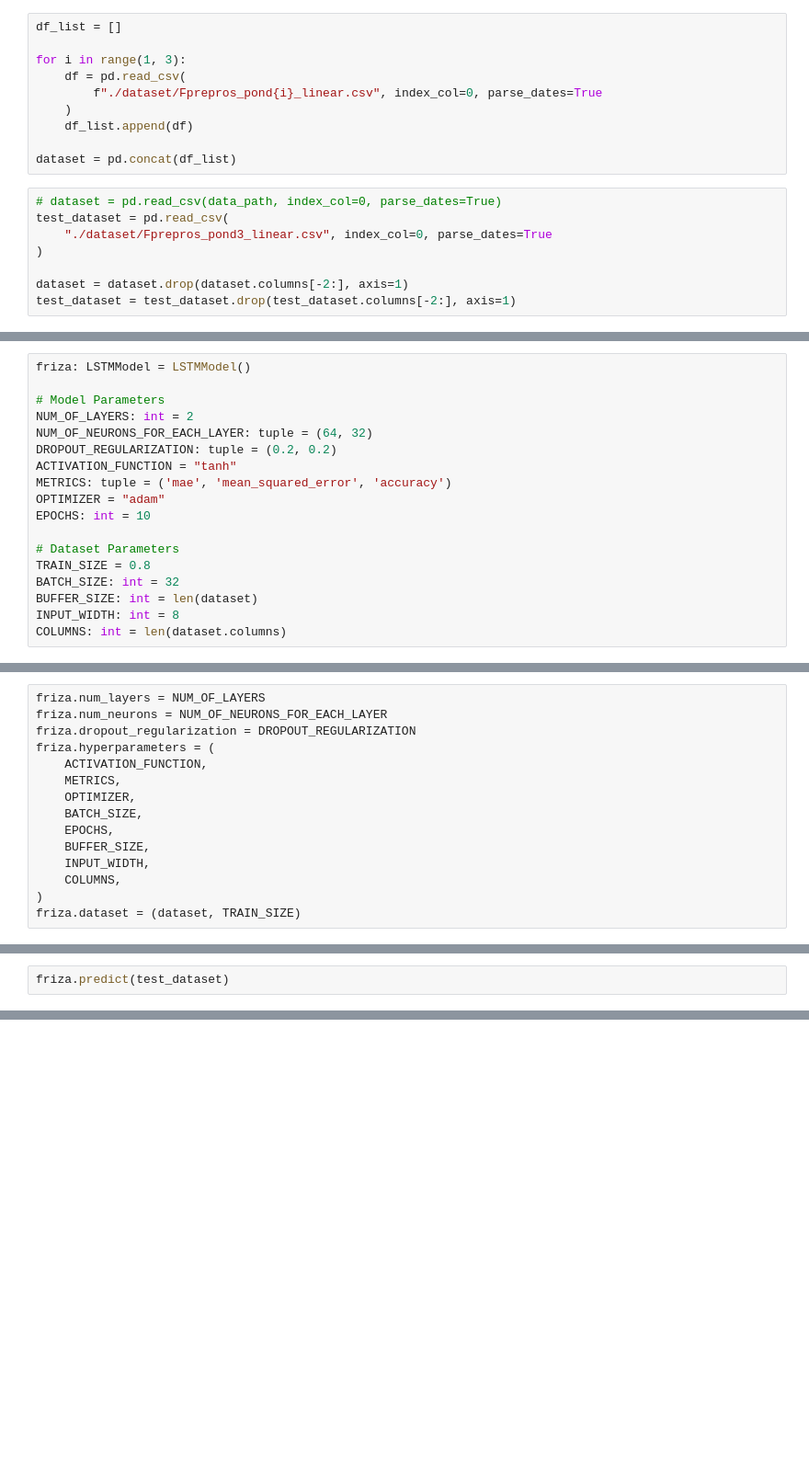
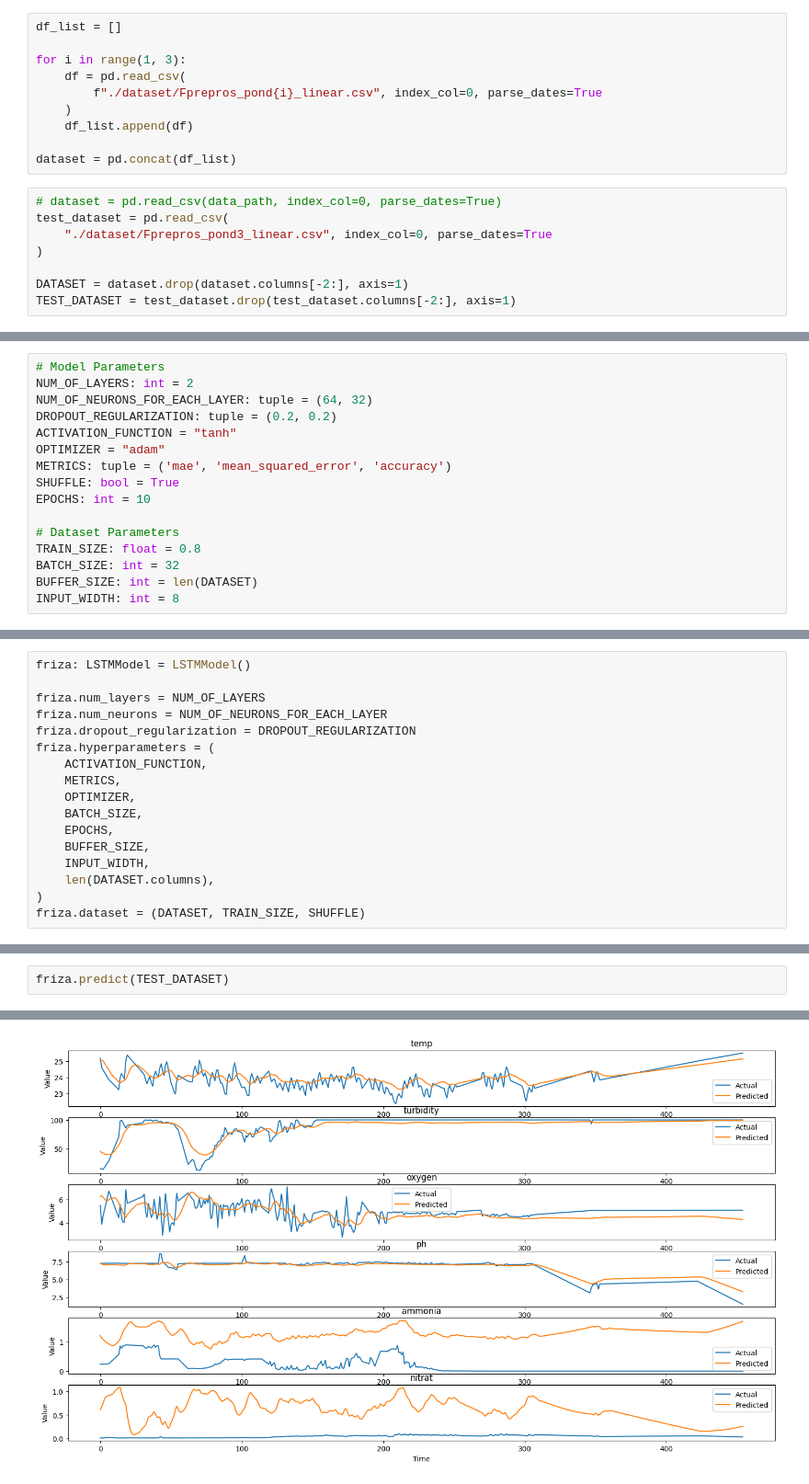
Before and after one commit to PondPedia/machine-learning, a Jupyter notebook: notebook/F1LSTMSS.ipynb, the cells around one changed output, grey strips where cells are left out. Shown: that part at 92% size. Drawn from its saved outputs; the diff is of its cells as text; blank space fills up the shorter version.

Commit message:
Add Shuffle Option to LSTM Class

```diff
--- a/notebook/F1LSTMSS.ipynb
+++ b/notebook/F1LSTMSS.ipynb
@@ -21,5 +29,5 @@ test_dataset = pd.read_csv(
     "./dataset/Fprepros_pond3_linear.csv", index_col=0, parse_dates=True
 )
 
-dataset = dataset.drop(dataset.columns[-2:], axis=1)
-test_dataset = test_dataset.drop(test_dataset.columns[-2:], axis=1)
+DATASET = dataset.drop(dataset.columns[-2:], axis=1)
+TEST_DATASET = test_dataset.drop(test_dataset.columns[-2:], axis=1)
@@ -26,18 +36,16 @@ test_dataset = test_dataset.drop(test_dataset.columns[-2:], axis=1)
 # %%
-friza: LSTMModel = LSTMModel()
-
 # Model Parameters
 NUM_OF_LAYERS: int = 2
 NUM_OF_NEURONS_FOR_EACH_LAYER: tuple = (64, 32)
 DROPOUT_REGULARIZATION: tuple = (0.2, 0.2)
 ACTIVATION_FUNCTION = "tanh"
+OPTIMIZER = "adam"
 METRICS: tuple = ('mae', 'mean_squared_error', 'accuracy')
-OPTIMIZER = "adam"
+SHUFFLE: bool = True
 EPOCHS: int = 10
 
 # Dataset Parameters
-TRAIN_SIZE = 0.8
+TRAIN_SIZE: float = 0.8
 BATCH_SIZE: int = 32
-BUFFER_SIZE: int = len(dataset)
+BUFFER_SIZE: int = len(DATASET)
 INPUT_WIDTH: int = 8
-COLUMNS: int = len(dataset.columns)
@@ -46,4 +54,6 @@ len(dataset)
 # %%
+friza: LSTMModel = LSTMModel()
+
 friza.num_layers = NUM_OF_LAYERS
 friza.num_neurons = NUM_OF_NEURONS_FOR_EACH_LAYER
 friza.dropout_regularization = DROPOUT_REGULARIZATION
@@ -55,6 +65,6 @@ friza.hyperparameters = (
     EPOCHS,
     BUFFER_SIZE,
     INPUT_WIDTH,
-    COLUMNS,
+    len(DATASET.columns),
 )
-friza.dataset = (dataset, TRAIN_SIZE)
+friza.dataset = (DATASET, TRAIN_SIZE, SHUFFLE)
@@ -66,2 +135,3 @@ friza.plot_history()
 # %%
-friza.predict(test_dataset)
+friza.predict(TEST_DATASET)
+# %% [output]
@@ -67,0 +151 @@ friza.predict(test_dataset)
+[figure, added]
```
Also changed, not shown: parts of 9 cells of this notebook, 1 other file.
